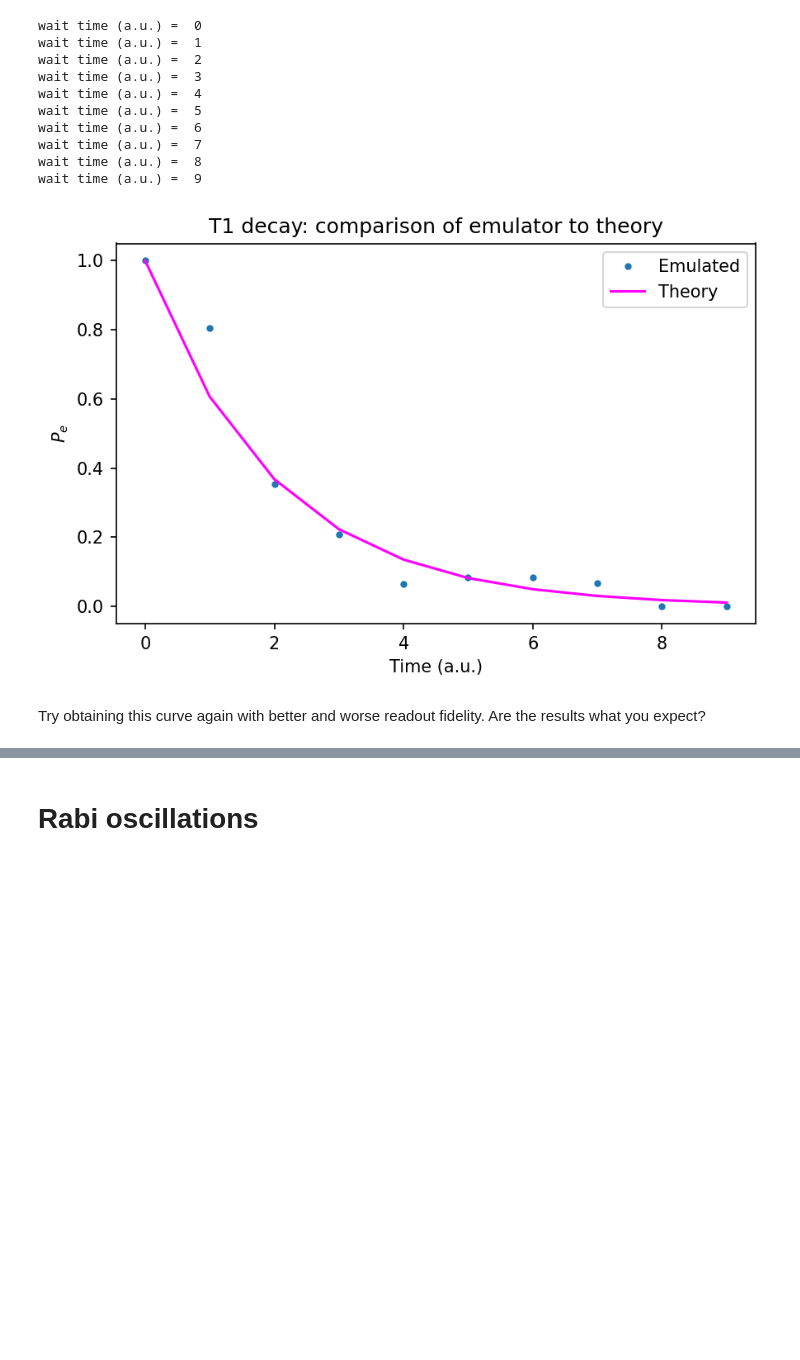
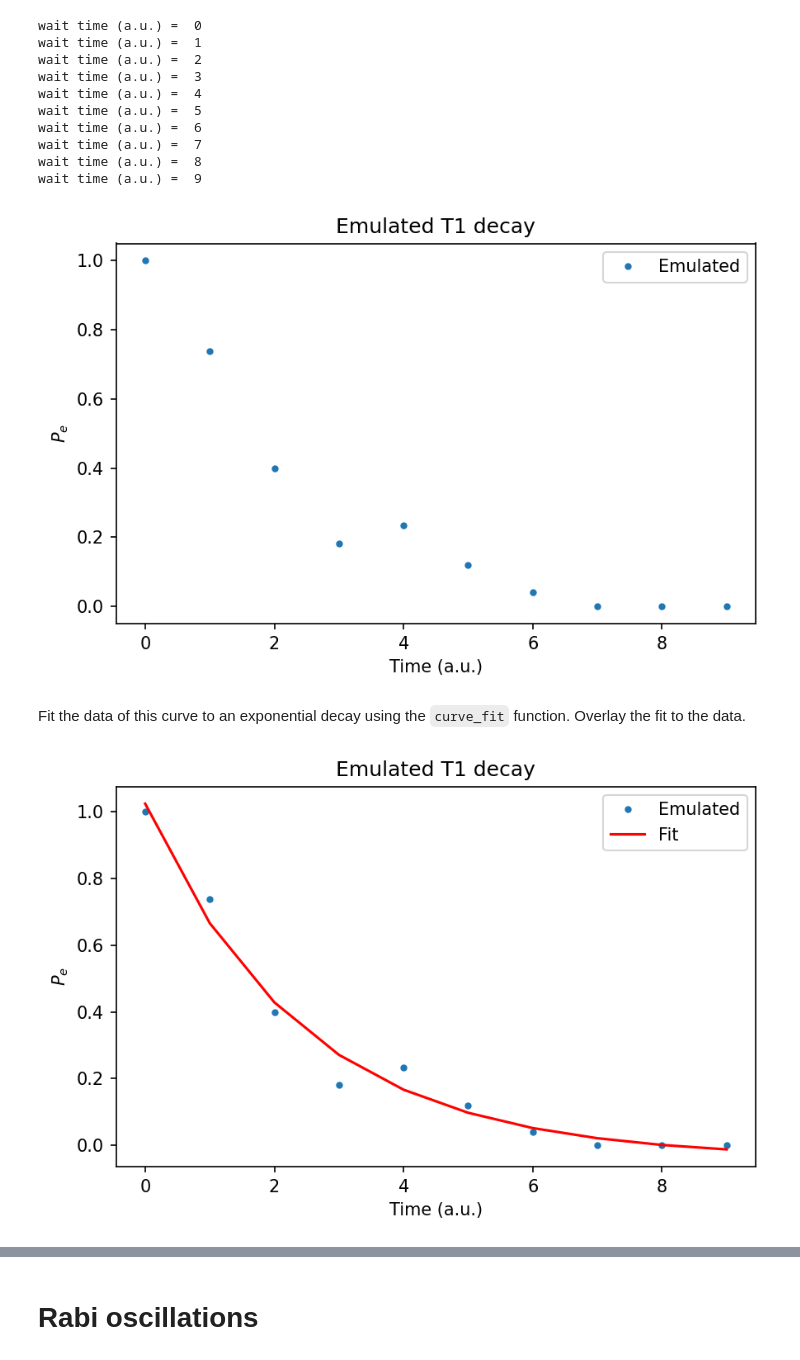
Before and after one commit to openquantumhardware/QIS_SummerSchool_2024, a Jupyter notebook: ZCU216/demos_qce/demos_expt/LabDay2_QubitReadout.ipynb, the cells around one changed output, grey strips where cells are left out. Saved outputs shown, nothing was run; the diff lists cells and outputs as text; code cells hidden in the pictures; blank space fills up the shorter version.

```diff
--- a/ZCU216/demos_qce/demos_expt/LabDay2_QubitReadout.ipynb
+++ b/ZCU216/demos_qce/demos_expt/LabDay2_QubitReadout.ipynb
@@ -529,13 +571,43 @@ wait time (a.u.) =  9
 # %%
 plt.figure(dpi=150)
 plt.plot(ts,P_es,'.',label='Emulated')
-plt.plot(ts,[T1_dist(t,T1) for t in ts],'-',color='magenta',label="Theory")
 plt.ylabel('$ P_e $')
 plt.xlabel("Time (a.u.)")
 plt.legend()
-plt.title("T1 decay: comparison of emulator to theory")
+plt.title("Emulated T1 decay")
 plt.tight_layout();
 # %% [output]
-[figure, old version]
+[figure, new version]
-# %% [markdown]
-Try obtaining this curve again with better and worse readout fidelity. Are the results what you expect?
+# %% [markdown]
+Fit the data of this curve to an exponential decay using the `curve_fit` function. Overlay the fit to the data.
+# %%
+def exponential(x, a, b, c, d):
+    return a * np.exp(- (x - b) / c) + d
+
+def decaying_cosine(x, a, b, c, d, e):
+    return a * np.exp(-x / e) * np.cos(2. * np.pi * b * x + c * np.pi / 180.) + d
+
+def cosine(x, a, b, c, d):
+    return a * np.cos(2. * np.pi * b * x - c * 2 * np.pi) + d
+# %%
+## Solution:
+
+a_guess = np.max(P_es)-np.min(P_es)
+b_guess = 0
+c_guess = ts[-1]/10
+d_guess = np.min(P_es)
+
+guess=[a_guess, b_guess, c_guess, d_guess]
+popt, pcov = curve_fit(exponential, ts, P_es, maxfev = 100000, p0 = guess)
+fit_exponential = exponential(ts, *popt)
+
+plt.figure(dpi=150)
+plt.plot(ts,P_es,'.',label='Emulated')
+plt.plot(ts,fit_exponential,'-',color='red',label="Fit")
+plt.ylabel('$ P_e $')
+plt.xlabel("Time (a.u.)")
+plt.legend()
+plt.title("Emulated T1 decay")
+plt.tight_layout();
+# %% [output]
+[figure, added]
```
Also changed, not shown: parts of 29 cells of this notebook, 1 other file.
